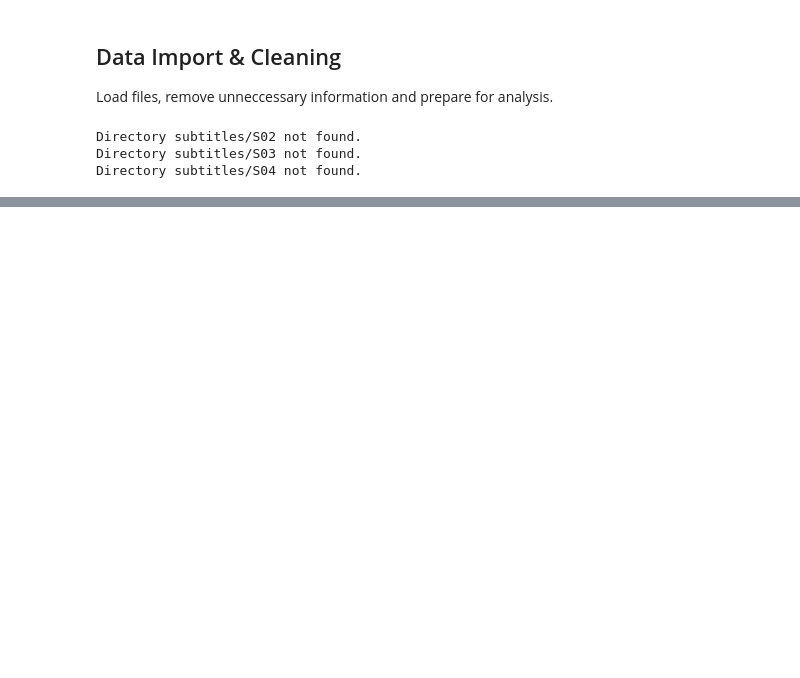
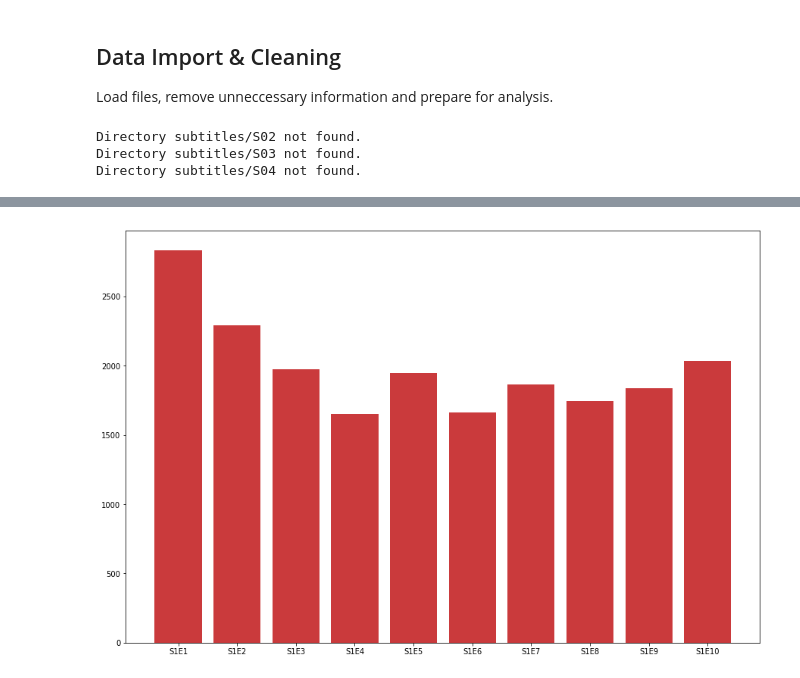
Before and after one commit to ttsteiger/mrrobot-sentiment-analysis, a Jupyter notebook: mrrobot-sentiment-analysis.ipynb, the cells around one changed output, grey strips where cells are left out. Cells and saved outputs as stored; diff of their text form; code cells hidden in the pictures; blank space fills up the shorter version.

Commit message:
Continued with lexical analysis. Added first visualizations.

```diff
--- a/mrrobot-sentiment-analysis.ipynb
+++ b/mrrobot-sentiment-analysis.ipynb
@@ -99,2 +139,32 @@ df.head()
 
 Identify undesirable words that should be removed.
+# %%
+# tokenize subtitles into words
+df['word_tokens'] = df['subtitles'].apply(lambda x: word_tokenize(" ".join(x)))
+
+# remove stop words
+stop_words = set(stopwords.words("english"))
+df['word_tokens_clean'] = df['word_tokens'].apply(lambda x: [w for w in x if w not in stop_words])
+# %%
+# number of words per episode
+fig, ax = plt.subplots(1, 1, figsize=(15, 10))
+
+episodes = df['word_tokens_clean'].index
+seasons = df['season']
+word_counts = df['word_tokens_clean'].str.len()
+tick_labels = ["S" + str(x) + "E" + str(y) for x, y in zip(df['season'], df['episode'])]
+colors = ['#CA3A3C' if s == 1
+          else '#F47B3D' if s == 2
+          else '#61A783' if s == 3
+          else '#41A2AE' if s == 4
+          else '' for s in seasons]
+
+ax.bar(episodes, word_counts, color=colors)
+ax.set_xticks(episodes)
+ax.set_xticklabels(tick_labels)
+
+plt.show()
+
+## add episode length as line for comparison
+# %% [output]
+[figure, added]
```
Also changed, not shown: parts of 7 cells of this notebook.
